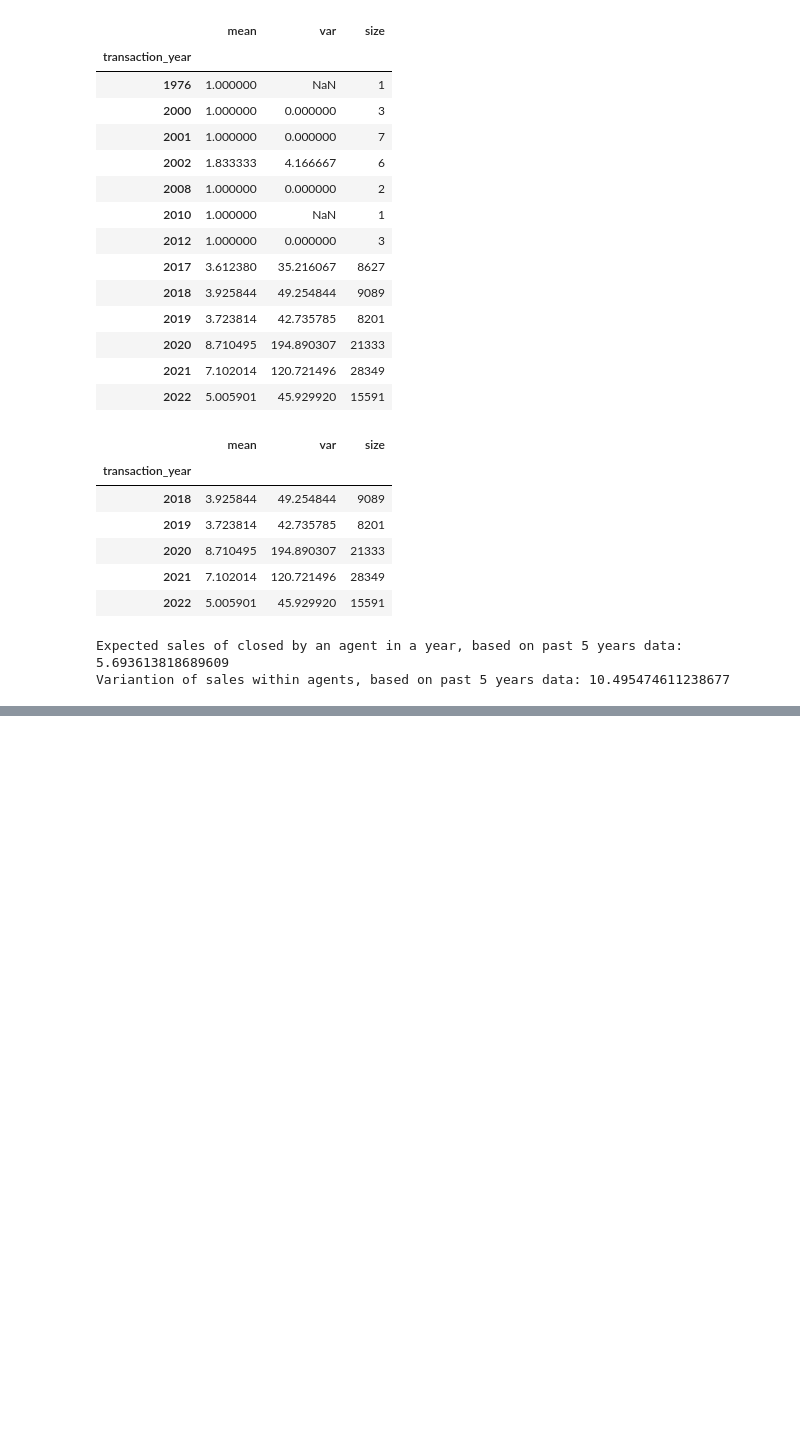
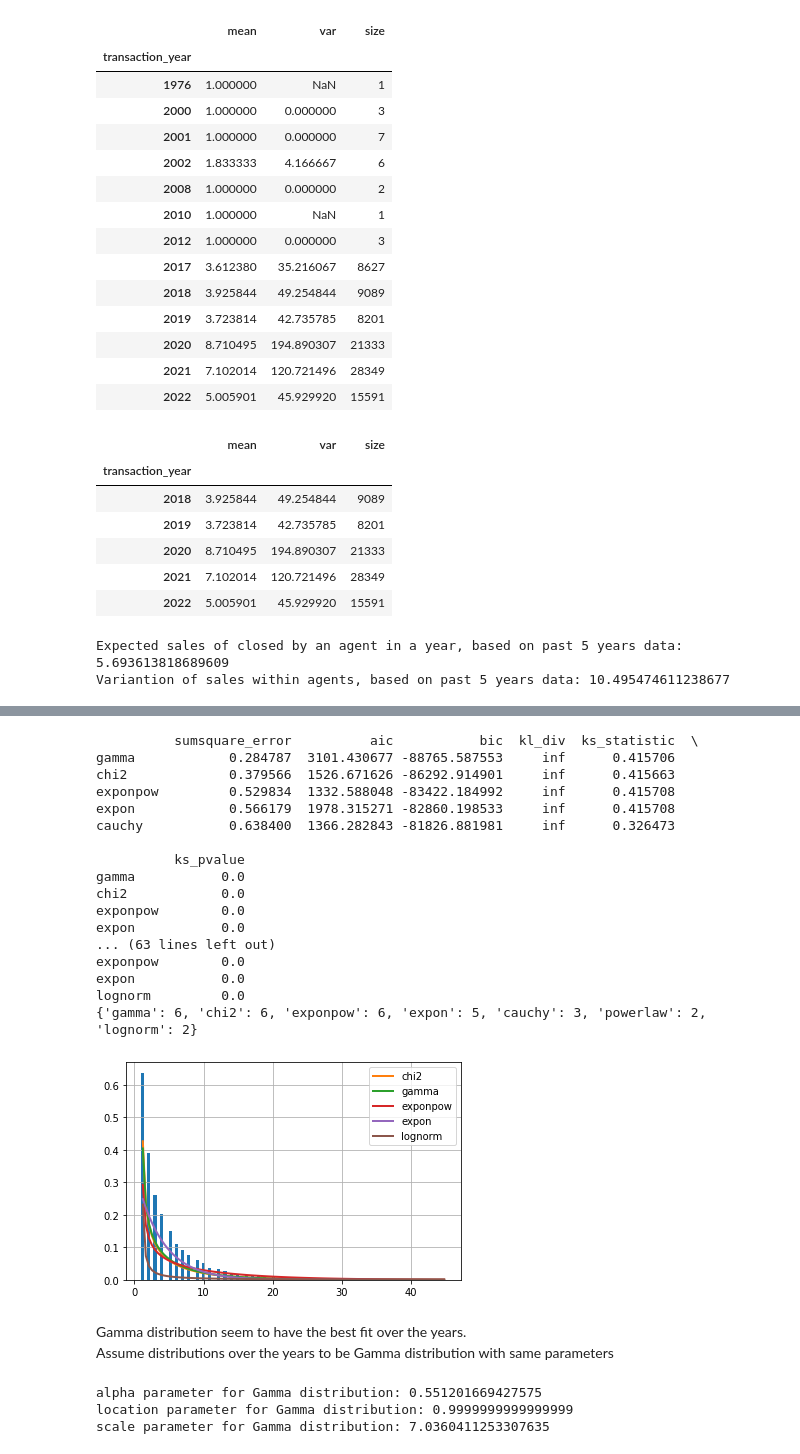
Before and after one commit to bennychanya/Govtech_TAP, a Jupyter notebook: Section_1.ipynb, the cells around one changed output, grey strips where cells are left out. Saved outputs shown, nothing was run; the diff lists cells and outputs as text; code cells hidden in the pictures; blank space fills up the shorter version.

```diff
--- a/Section_1.ipynb
+++ b/Section_1.ipynb
@@ -178,0 +212,49 @@ Variantion of sales within agents, based on past 5 years data: 10.49547461123867
+# %%
+distribution_results = []
+for i in range(2017, 2023):
+    f = Fitter(filtered_new[filtered_new['transaction_year'] == i]['count'], distributions = get_common_distributions())
+    f.fit()
+    distribution_results.append(f)
+# %%
+for i in distribution_results:
+    print(i.summary())
+
+best_distribution = {}
+for i in distribution_results:
+    for j in i.summary().index:
+        if j in best_distribution:
+            best_distribution[j] += 1
+        else:
+            best_distribution[j] = 1
+print(best_distribution)
+# %% [output]
+          sumsquare_error          aic           bic  kl_div  ks_statistic  \
+gamma            0.284787  3101.430677 -88765.587553     inf      0.415706
+chi2             0.379566  1526.671626 -86292.914901     inf      0.415663
+exponpow         0.529834  1332.588048 -83422.184992     inf      0.415708
+expon            0.566179  1978.315271 -82860.198533     inf      0.415708
+cauchy           0.638400  1366.282843 -81826.881981     inf      0.326473
+
+          ks_pvalue
+gamma           0.0
+chi2            0.0
+exponpow        0.0
+expon           0.0
+... (63 lines left out)
+exponpow        0.0
+expon           0.0
+lognorm         0.0
+{'gamma': 6, 'chi2': 6, 'exponpow': 6, 'expon': 5, 'cauchy': 3, 'powerlaw': 2, 'lognorm': 2}
+[figure, added]
+# %% [markdown]
+Gamma distribution seem to have the best fit over the years.
+Assume distributions over the years to be Gamma distribution with same parameters
+# %%
+gamma = distribution_results[-1].fitted_param['gamma']
+print(f'alpha parameter for Gamma distribution: {gamma[0]}')
+print(f'location parameter for Gamma distribution: {gamma[1]}')
+print(f'scale parameter for Gamma distribution: {gamma[2]}')
+# %% [output]
+alpha parameter for Gamma distribution: 0.551201669427575
+location parameter for Gamma distribution: 0.9999999999999999
+scale parameter for Gamma distribution: 7.0360411253307635
```
Also changed, not shown: parts of 7 cells of this notebook.
